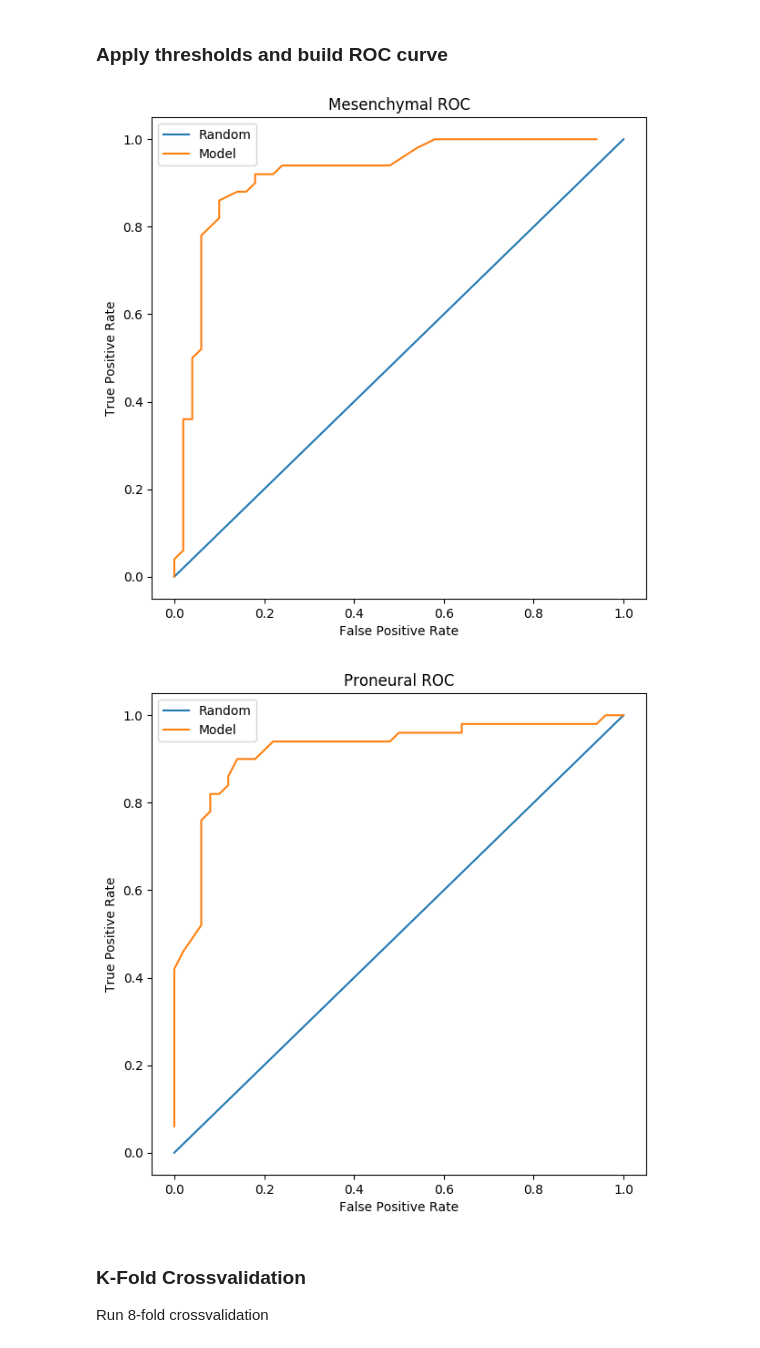
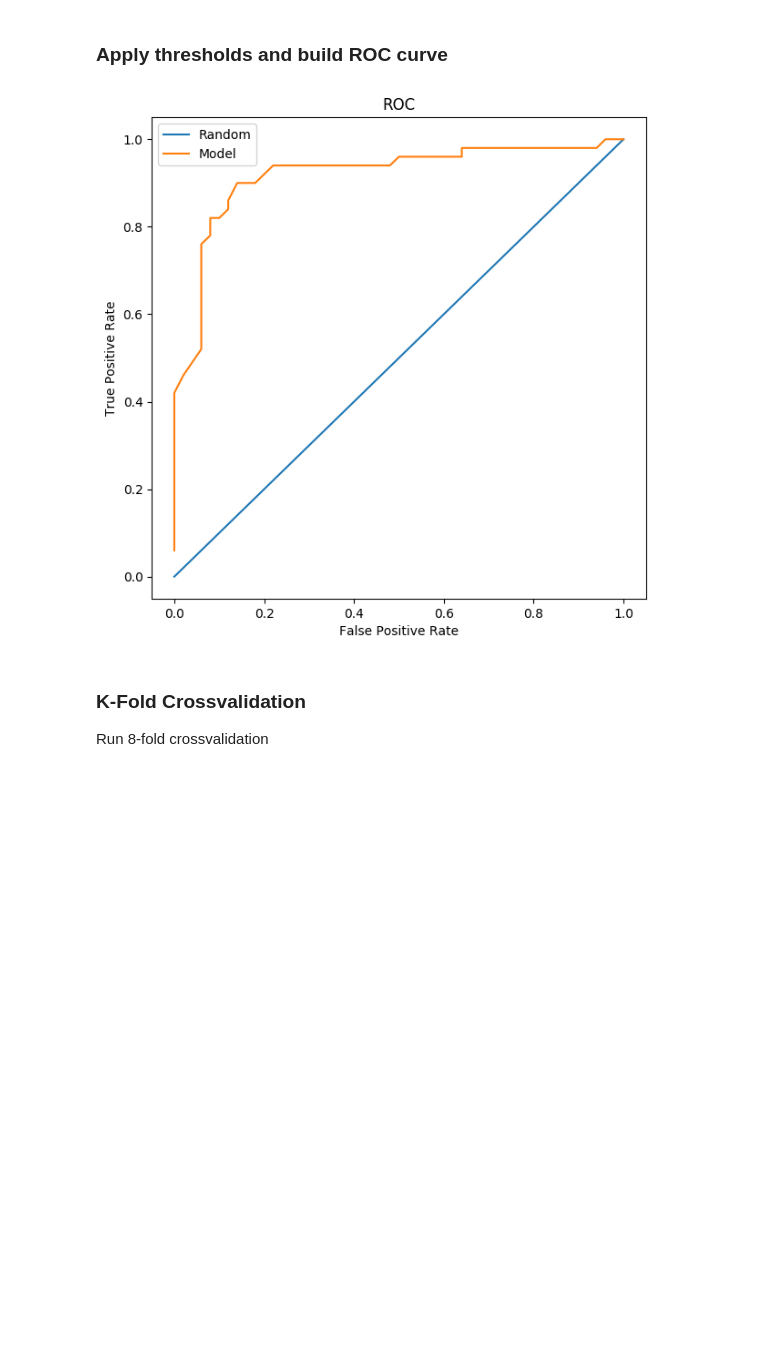
Before and after one commit to chiaramooney/ml-plsda-classification, a Jupyter notebook: PLSDA-cancer-classification-512.ipynb, the cells around one changed output. Saved outputs shown, nothing was run; the diff lists cells and outputs as text; code cells hidden in the pictures; blank space fills up the shorter version.

```diff
--- a/PLSDA-cancer-classification-512.ipynb
+++ b/PLSDA-cancer-classification-512.ipynb
@@ -256,45 +256,35 @@ for t in thresh_ranges:
                 mes_false_pos += 1
             else:
                 pro_false_pos += 1
 
     mes_tpr = mes_true_pos / (num_mes_labels)
     mes_fpr = mes_false_pos / (num_pro_labels)
     pro_tpr = pro_true_pos / (num_pro_labels)
     pro_fpr = pro_false_pos / (num_mes_labels)
 
     mes_tpr_thresh_range.append(mes_tpr)
     mes_fpr_thresh_range.append(mes_fpr)
     pro_tpr_thresh_range.append(pro_tpr)
     pro_fpr_thresh_range.append(pro_fpr)
 
     if (LOG_FLAG):
         print("LOO Cross Validation Results [128 CASE]:")
         print("mes cells correctly predicted: ", mes_correct)
         print("mes cells incorrecly predicted: ", mes_false_pos)
         print("pro cells correctly predicted: ", pro_correct)
         print("pro cells incorrectly predicted: ", pro_false_pos)
 
 # Plot data
 plt.figure(figsize =(7, 7), dpi=100)
-plt.title("Mesenchymal ROC")
-plt.plot([0,1], [0,1], label="Random")
-plt.plot(mes_fpr_thresh_range, mes_tpr_thresh_range, label="Model")
-plt.xlabel("False Positive Rate")
-plt.ylabel("True Positive Rate")
-plt.legend()
-plt.show()
-
-plt.figure(figsize =(7, 7), dpi=100)
-plt.title("Proneural ROC")
+plt.title("ROC")
 plt.plot([0,1], [0,1], label="Random")
 plt.plot(pro_fpr_thresh_range, pro_tpr_thresh_range, label="Model")
 plt.xlabel("False Positive Rate")
 plt.ylabel("True Positive Rate")
 plt.legend()
 plt.show()
 # %% [output]
-[figure, old version]
+[figure, new version]
-[figure, removed]
 # %% [markdown]
 ### K-Fold Crossvalidation
 
```
Also changed, not shown: parts of 2 cells of this notebook, 1 other file.
